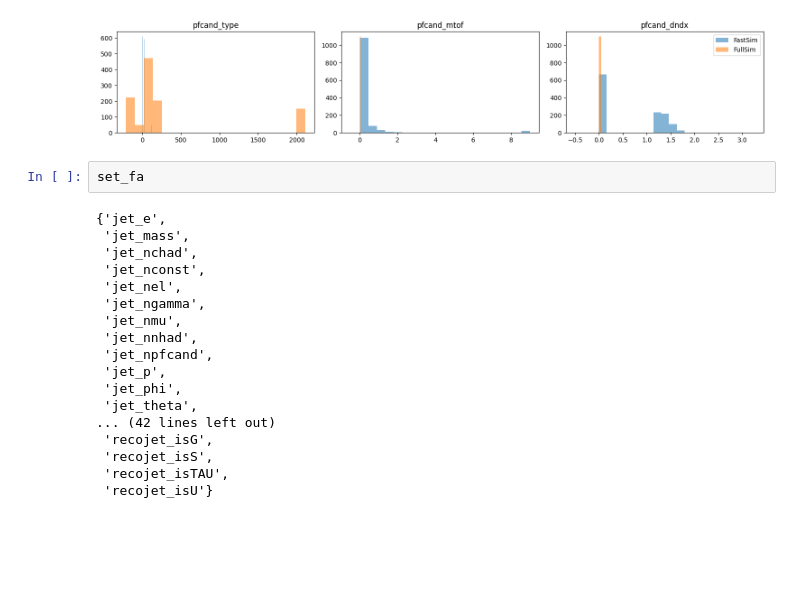
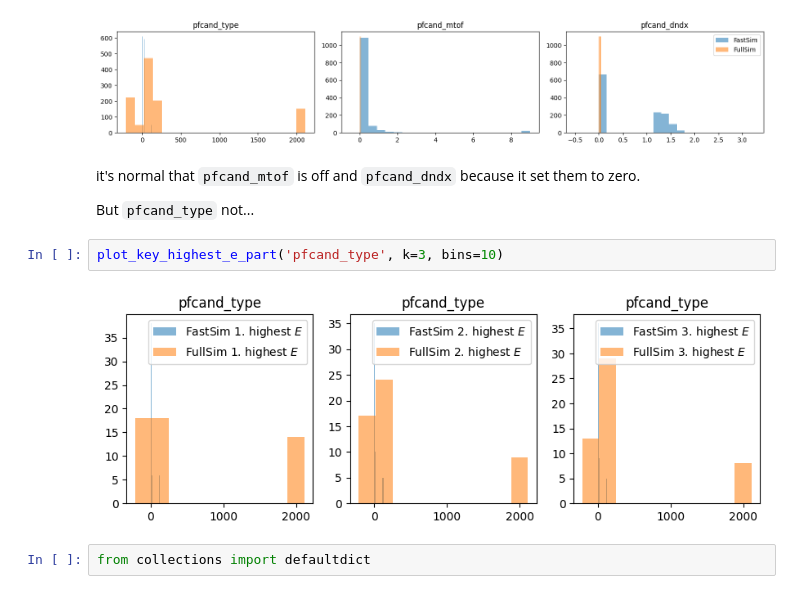
Before and after one commit to saracreates/TaggingResults, a Jupyter notebook: full-vs-fast-sim.ipynb, the cells around one changed output. Saved outputs shown, nothing was run; the diff lists cells and outputs as text; blank space fills up the shorter version.

```diff
--- a/full-vs-fast-sim.ipynb
+++ b/full-vs-fast-sim.ipynb
@@ -260,23 +336,13 @@ keys = ['pfcand_type', 'pfcand_mtof', 'pfcand_dndx']
 histograms(keys, 1, 3, figsize=(15, 3), bins=20, conc=True)
 # %% [output]
 [figure]
-# %%
-set_fa
-# %% [output]
-{'jet_e',
- 'jet_mass',
- 'jet_nchad',
- 'jet_nconst',
- 'jet_nel',
- 'jet_ngamma',
- 'jet_nmu',
- 'jet_nnhad',
- 'jet_npfcand',
- 'jet_p',
- 'jet_phi',
- 'jet_theta',
-... (42 lines left out)
- 'recojet_isG',
- 'recojet_isS',
- 'recojet_isTAU',
- 'recojet_isU'}
+# %% [markdown]
+it's normal that `pfcand_mtof` is off and `pfcand_dndx` because it set them to zero.
+
+But `pfcand_type` not...
+# %%
+plot_key_highest_e_part('pfcand_type', k=3, bins=10)
+# %% [output]
+[figure, added]
+# %%
+from collections import defaultdict
```
Also changed, not shown: parts of 14 cells of this notebook.
